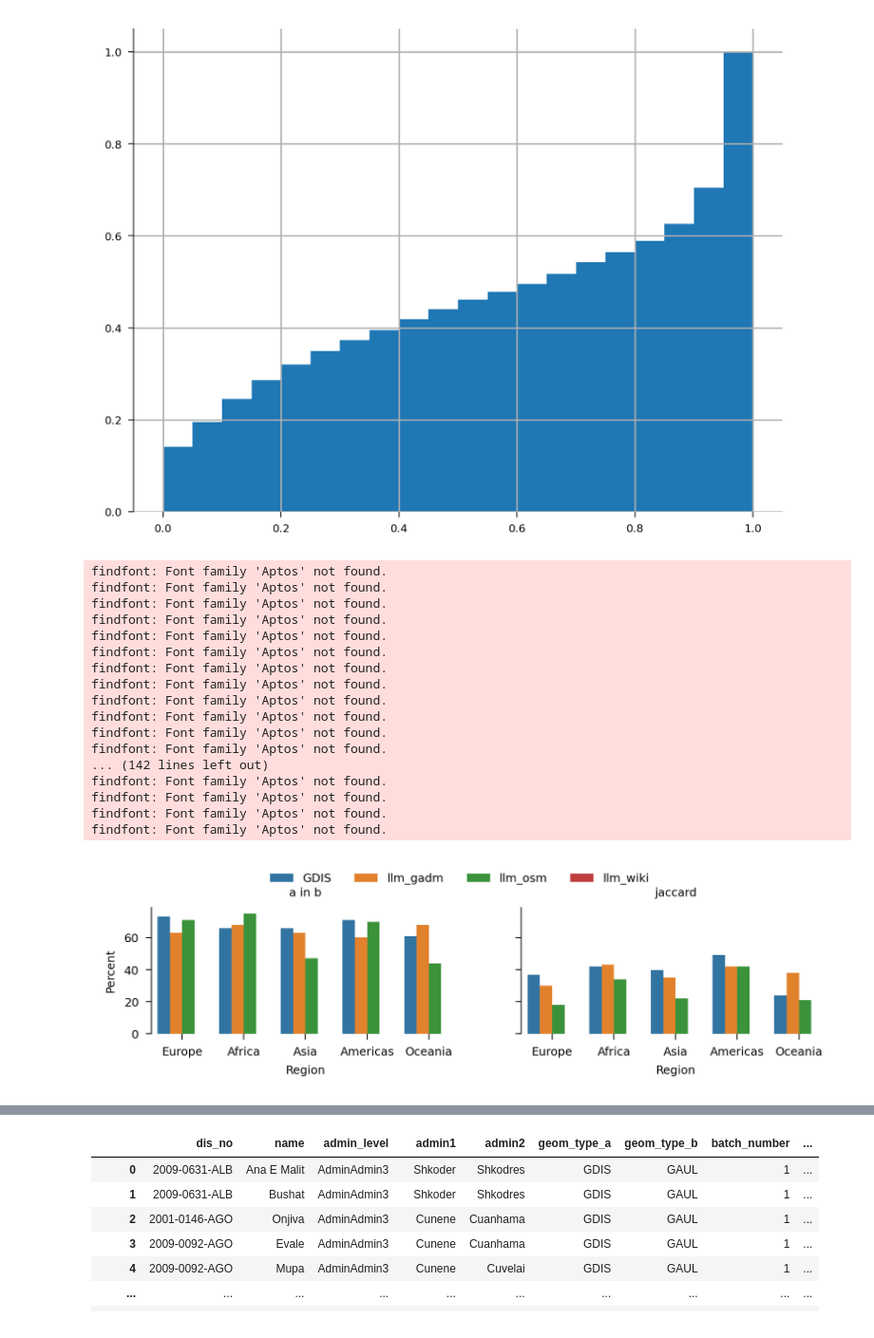
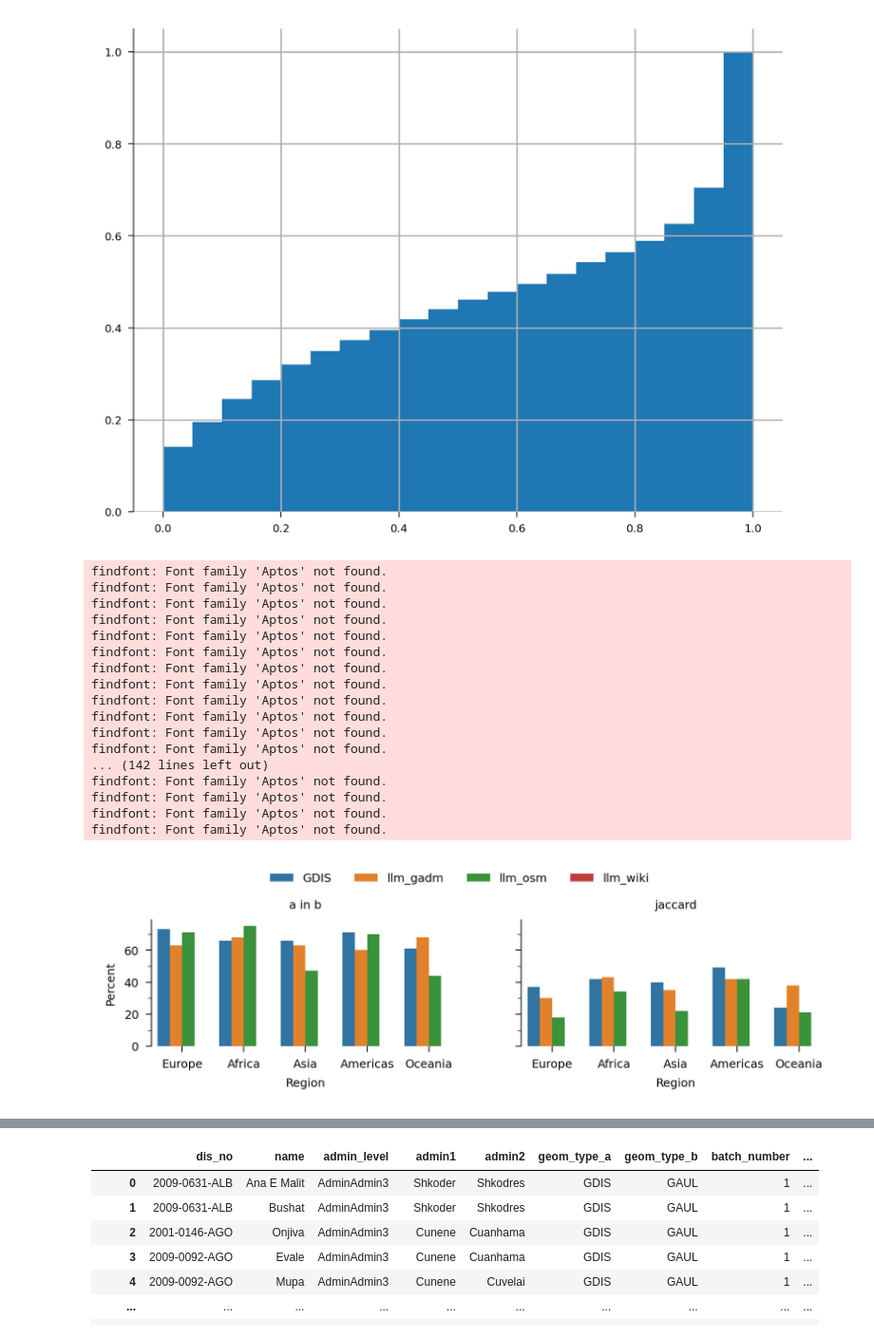
Before and after one commit to em-dat/emdat_geocoding, a Jupyter notebook: comparison_figures.ipynb, the cells around one changed output, grey strips where cells are left out. Shown at 95% size. Saved outputs shown, nothing was run; the diff lists cells and outputs as text; code cells hidden in the pictures.

```diff
--- a/comparison_figures.ipynb
+++ b/comparison_figures.ipynb
@@ -329,32 +346,37 @@ for source, benchmark in combinations_gaul:
         results_regions= pd.concat([results_regions,pd.DataFrame([[source, benchmark, region, a_in_b,jaccard]],columns=["a", "b", "Region", "a_in_b", "jaccard"])])
 
 fig, [ax1,ax2] = plt.subplots(1,2, sharex=True, sharey=True, figsize=(16/2.54, 3/2.54))
 sns.barplot(data=results_regions, x="Region", y="a_in_b", hue = "a", ax = ax1)
 ax1.set(ylabel = "Percent", title= "a in b")
 
 sns.barplot(data=results_regions, x="Region", y="jaccard", hue = "a", ax = ax2, legend = "")
 ax2.set(ylabel = "Percent", title= "jaccard")
 
+ax1.yaxis.set_major_locator(MultipleLocator(20))
+ax1.yaxis.set_minor_locator(MultipleLocator(10))
+ax2.yaxis.set_major_locator(MultipleLocator(20))
+ax2.yaxis.set_minor_locator(MultipleLocator(10))
+
 sns.move_legend(
     ax1, "lower center",
-    bbox_to_anchor=(1, 1.1), ncol=4, title=None, frameon=False,
+    bbox_to_anchor=(1, 1.2), ncol=4, title=None, frameon=False,
 )
 # %% [output]
 findfont: Font family 'Aptos' not found.
 findfont: Font family 'Aptos' not found.
 findfont: Font family 'Aptos' not found.
 findfont: Font family 'Aptos' not found.
 findfont: Font family 'Aptos' not found.
 findfont: Font family 'Aptos' not found.
 findfont: Font family 'Aptos' not found.
 findfont: Font family 'Aptos' not found.
 findfont: Font family 'Aptos' not found.
 findfont: Font family 'Aptos' not found.
 findfont: Font family 'Aptos' not found.
 findfont: Font family 'Aptos' not found.
 ... (142 lines left out)
 findfont: Font family 'Aptos' not found.
 findfont: Font family 'Aptos' not found.
 findfont: Font family 'Aptos' not found.
 findfont: Font family 'Aptos' not found.
-[figure, old version]
+[figure, new version]
```
Also changed, not shown: parts of 4 cells of this notebook, 2 other files.
